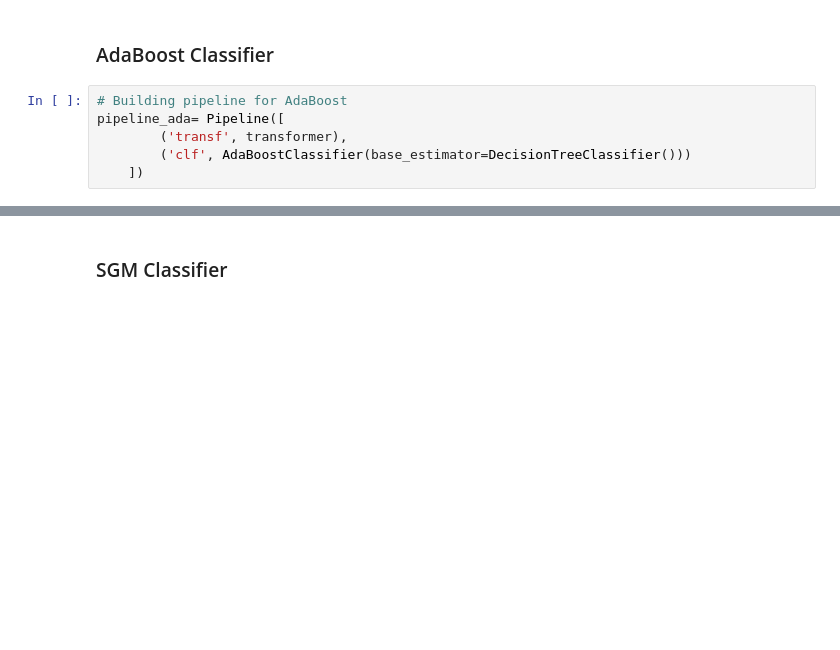
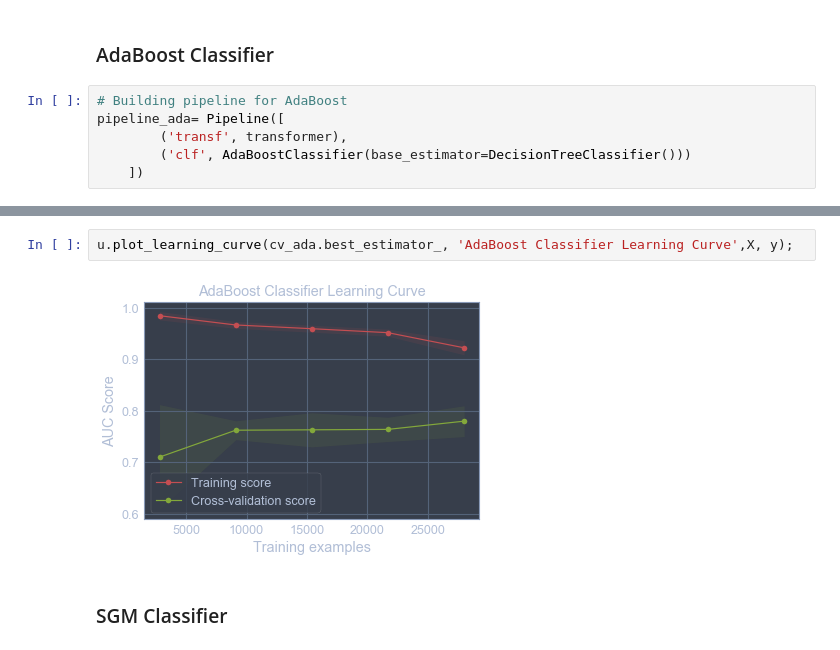
Before and after one commit to karolrives/Arvato-Project, a Jupyter notebook: Arvato Project - Supervised Learning.ipynb, the cells around one changed output, grey strips where cells are left out. Saved outputs shown, nothing was run; the diff lists cells and outputs as text; blank space fills up the shorter version.

```diff
--- a/Arvato Project - Supervised Learning.ipynb
+++ b/Arvato Project - Supervised Learning.ipynb
@@ -323,3 +312,7 @@ Best Estimator:  Pipeline(memory=None,
+# %%
+u.plot_learning_curve(cv_ada.best_estimator_, 'AdaBoost Classifier Learning Curve',X, y);
+# %% [output]
+[figure, added]
 # %% [markdown]
 ### SGM Classifier
 # %%
```
Also changed, not shown: parts of 37 cells of this notebook.
